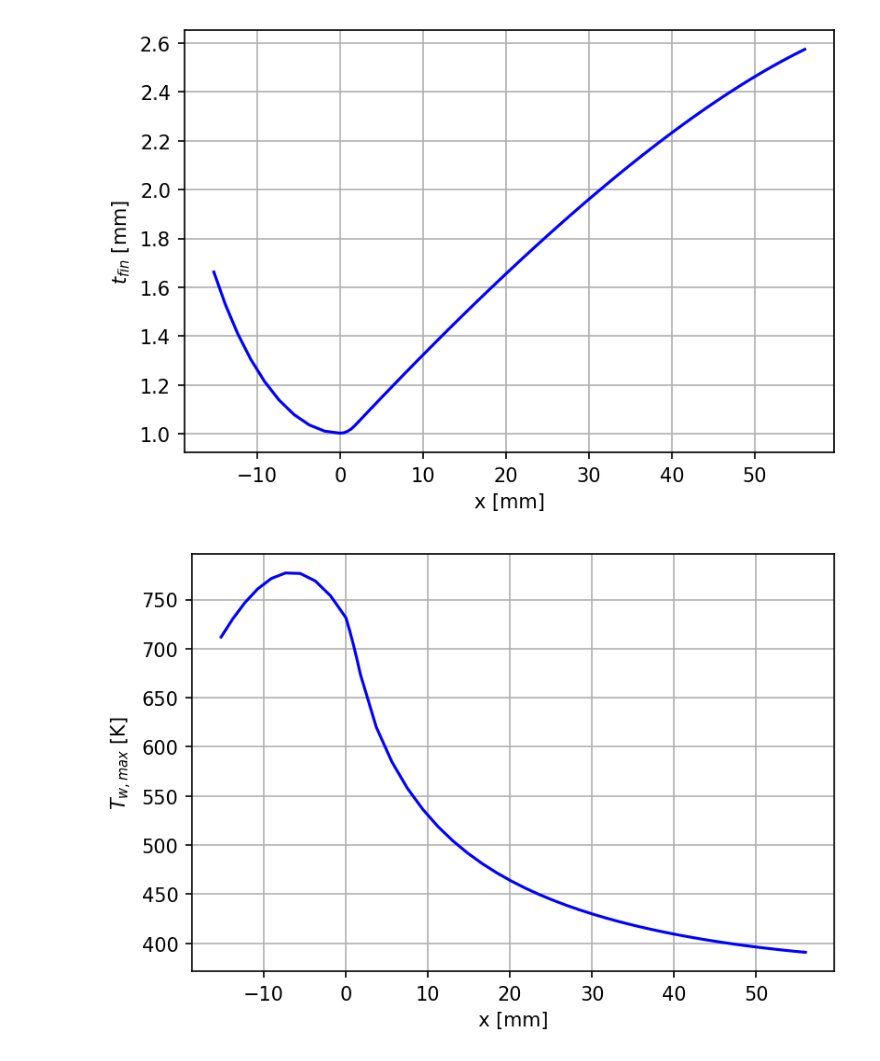
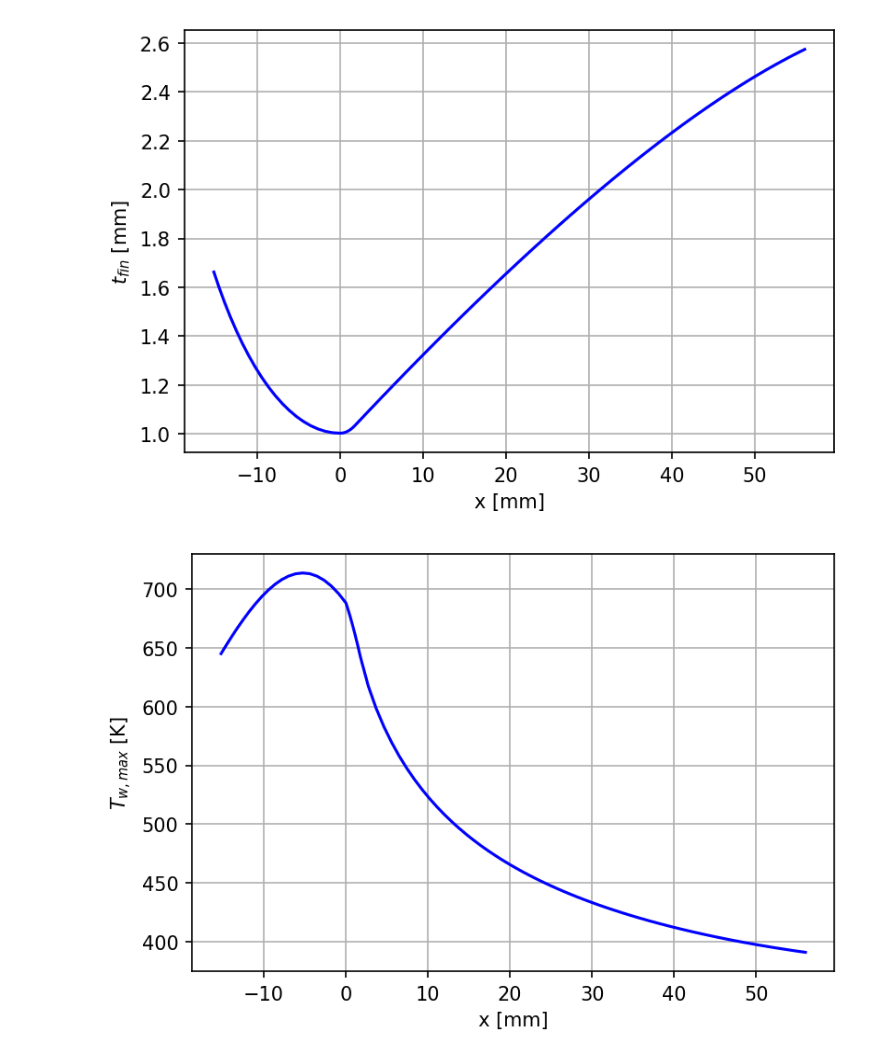
Before and after one commit to giovaniceotto/Noelle, a Jupyter notebook: Nozzle/Nozzle_with_motor.ipynb, the cells around one changed output. Drawn from its saved outputs; the diff is of its cells as text; code cells hidden in the pictures.

```diff
--- a/Nozzle/Nozzle_with_motor.ipynb
+++ b/Nozzle/Nozzle_with_motor.ipynb
@@ -72,7 +72,7 @@ NOELLE_Nozzle = Nozzle(
     thrust,
     gas,
     motor=NOELLE_motor,
-    n=50
+    n=100
     )
 
 NOELLE_Nozzle.addCooling(
@@ -84,6 +84,7 @@ NOELLE_Nozzle.addCooling(
     k,
     wallThickness,
     coolantExcess=coolantExcess,
+    reverseDirection=True
     )
 
 NOELLE_Nozzle.allInfo()
@@ -114,2 +115,2 @@ Ethanol boiling temperature (at chamber pressure):  460.7231254497926 K
 [figure]
-[figure, old version]
+[figure, new version]
```
Also changed, not shown: parts of 5 cells of this notebook, 2 other files.
